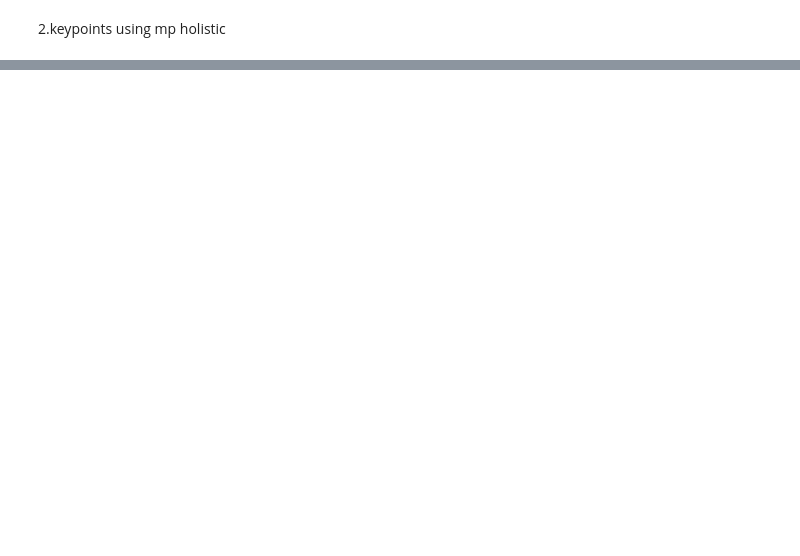
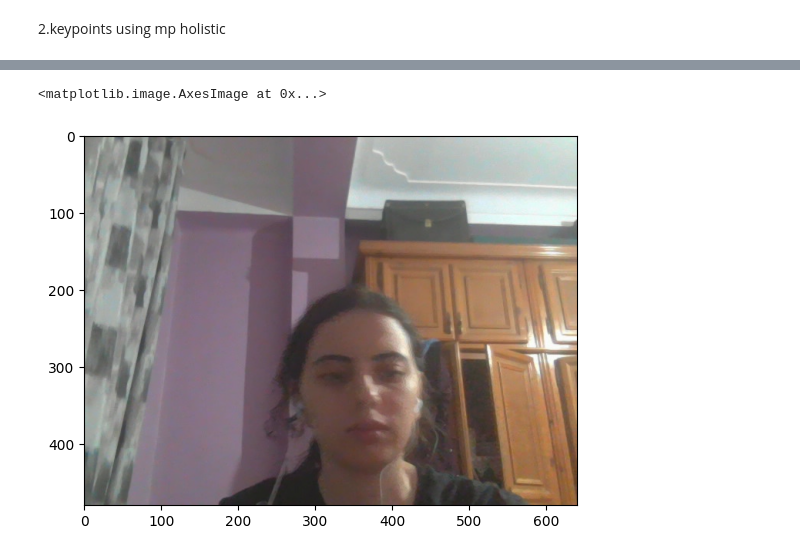
Before and after one commit to LinaDjebli/Sign-language-Detection-, a Jupyter notebook: project.ipynb, the cells around one changed output, grey strips where cells are left out. Cells and saved outputs as stored; diff of their text form; code cells hidden in the pictures; blank space fills up the shorter version.

Commit message:
step 2 finished keypoints using mp holistic

```diff
--- a/project.ipynb
+++ b/project.ipynb
@@ -33,3 +13,7 @@ import time
 import mediapipe as mp
 # %% [markdown]
 2.keypoints using mp holistic
+# %%
+# so media pipe holistic is a real time machine learning solution from google that comains pose estimation face landmark detection and hadtracking into one single pipeline
+mp_holistic = mp.solutions.holistic # holistic model
+mp_drawing = mp.solutions.drawing_utils # drawing utilities
@@ -35,0 +40,8 @@ import mediapipe as mp
+# %%
+def mediapipe_detection(image,model):
+    image = cv2.cvtColor(image,cv2.COLOR_BGR2RGB)# color converstion
+    image.flags.writeable = False # image is no longer writeable
+    results = model.process(image)#make prediction
+    image.flags.writeable = True #setting it back to writeable
+    image = cv2.cvtColor(image,cv2.COLOR_RGB2BGR)#color converstion back
+    return image , results
@@ -36,11 +54,34 @@ import mediapipe as mp
+# %%
+def draw_styled_landmarks(image,results):
+    mp_drawing.draw_landmarks(image,results.face_landmarks,mp_holistic.FACEMESH_TESSELATION,
+                              mp_drawing.DrawingSpec(color=(80,110,10),thickness=1,circle_radius=1),
+                              mp_drawing.DrawingSpec(color=(80,156,121),thickness=1,circle_radius=1))
+    mp_drawing.draw_landmarks(image,results.pose_landmarks,mp_holistic.POSE_CONNECTIONS,
+                              mp_drawing.DrawingSpec(color=(80,22,10),thickness=2,circle_radius=4),
+                              mp_drawing.DrawingSpec(color=(80,44,121),thickness=2,circle_radius=2))
+    mp_drawing.draw_landmarks(image,results.left_hand_landmarks,mp_holistic.HAND_CONNECTIONS,
+                              mp_drawing.DrawingSpec(color=(121,22,76),thickness=2,circle_radius=4),
+                              mp_drawing.DrawingSpec(color=(121,44,250),thickness=2,circle_radius=2))
+    mp_drawing.draw_landmarks(image,results.right_hand_landmarks,mp_holistic.HAND_CONNECTIONS,
+                              mp_drawing.DrawingSpec(color=(245,117,66),thickness=2,circle_radius=4),
+                              mp_drawing.DrawingSpec(color=(245,66,130),thickness=2,circle_radius=2))
 # %%
 cap = cv2.VideoCapture(0) # actevly accessing our webcam , oh like hey grap video device 0 aand it should be our webcam
-while cap.isOpened(): # when we are still accessing our cam
+with mp_holistic.Holistic(min_detection_confidence = 0.5 , min_tracking_confidence = 0.5) as holistic:
+  while cap.isOpened(): # when we are still accessing our cam
+
     # read the frame
     ret , frame = cap.read()
-    cv2.imshow('openCV Feed ',frame)
+
+    #make detectiongs
+    image,results = mediapipe_detection(frame,holistic)
+    print(results)
+    draw_styled_landmarks(image,results)
+
+    #print results
+    cv2.imshow('openCV Feed ',image)
     if cv2.waitKey(10) & 0xFF == ord('q'):
         break
-cap.release()
-cv2.destroyAllWindows()
+  cap.release()
+  cv2.destroyAllWindows()
 # %% [output]
@@ -48,0 +127,5 @@ Error:
+# %%
+plt.imshow(cv2.cvtColor(  frame , cv2.COLOR_BGR2RGB ))
+# %% [output]
+<matplotlib.image.AxesImage at 0x...>
+[figure, added]
```
Also changed, not shown: parts of 6 cells of this notebook.
